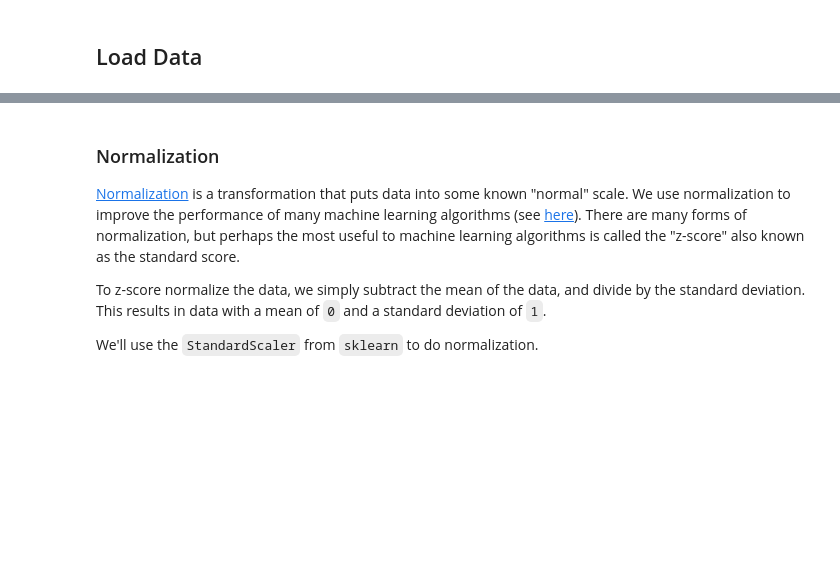
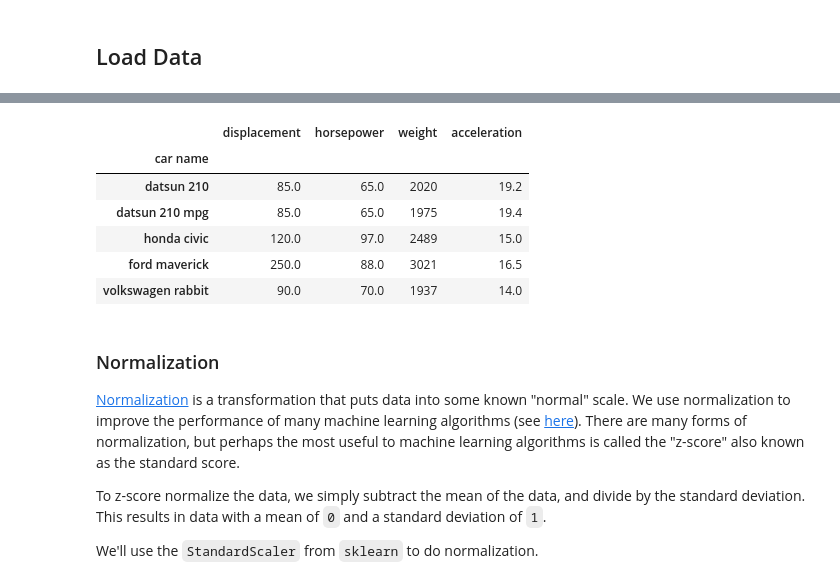
Before and after one commit to dlab-berkeley/Python-Machine-Learning, a Jupyter notebook: 2_regression.ipynb, the cells around one changed output, grey strips where cells are left out. Drawn from its saved outputs; the diff is of its cells as text; code cells hidden in the pictures; blank space fills up the shorter version.

```diff
--- a/2_regression.ipynb
+++ b/2_regression.ipynb
@@ -204,0 +132,4 @@ oldpeak_imp.shape
+# %%
+X = data.drop(columns='mpg')
+y = data['mpg'].astype(np.float64)
+X.shape, y.shape
@@ -204,0 +140,7 @@ oldpeak_imp.shape
+# %%
+from sklearn.model_selection import train_test_split
+
+X_train_raw, X_test_raw, y_train_raw, y_test_raw = train_test_split(X, y, test_size=0.2)
+
+print('XTrain shape:', X_train_raw.shape, 'YTrain shape:', y_train_raw.shape, '\n')
+print('XTest shape:', X_test_raw.shape, 'YTest shape:', y_test_raw.shape)
@@ -204,0 +157,7 @@ oldpeak_imp.shape
+# %%
+from sklearn.impute import SimpleImputer
+
+imputer = SimpleImputer(missing_values=np.nan,
+                        strategy='mean',
+                        copy=True)
+imputer.fit(X_train_raw);
@@ -204,0 +172,5 @@ oldpeak_imp.shape
+# %%
+# Define the variable names that are categorical for use later
+cat_var_names = ['cylinders', 'model year', 'origin']
+X_train_raw_cat = X_train_raw[cat_var_names]
+X_train_raw_cat.head()
@@ -205,3 +221,14 @@ oldpeak_imp.shape
+# %%
+X_train_raw_num = X_train_raw.drop(columns=cat_var_names)
+X_train_raw_num.head()
+# %% [output]
+|  | displacement | horsepower | weight | acceleration |
+| car name |  |  |  |  |
+| datsun 210 | 85.0 | 65.0 | 2020 | 19.2 |
+| datsun 210 mpg | 85.0 | 65.0 | 1975 | 19.4 |
+| honda civic | 120.0 | 97.0 | 2489 | 15.0 |
+| ford maverick | 250.0 | 88.0 | 3021 | 16.5 |
+| volkswagen rabbit | 90.0 | 70.0 | 1937 | 14.0 |
 # %% [markdown]
 ### Normalization
 
```
Also changed, not shown: parts of 221 cells of this notebook, 7 other files.
